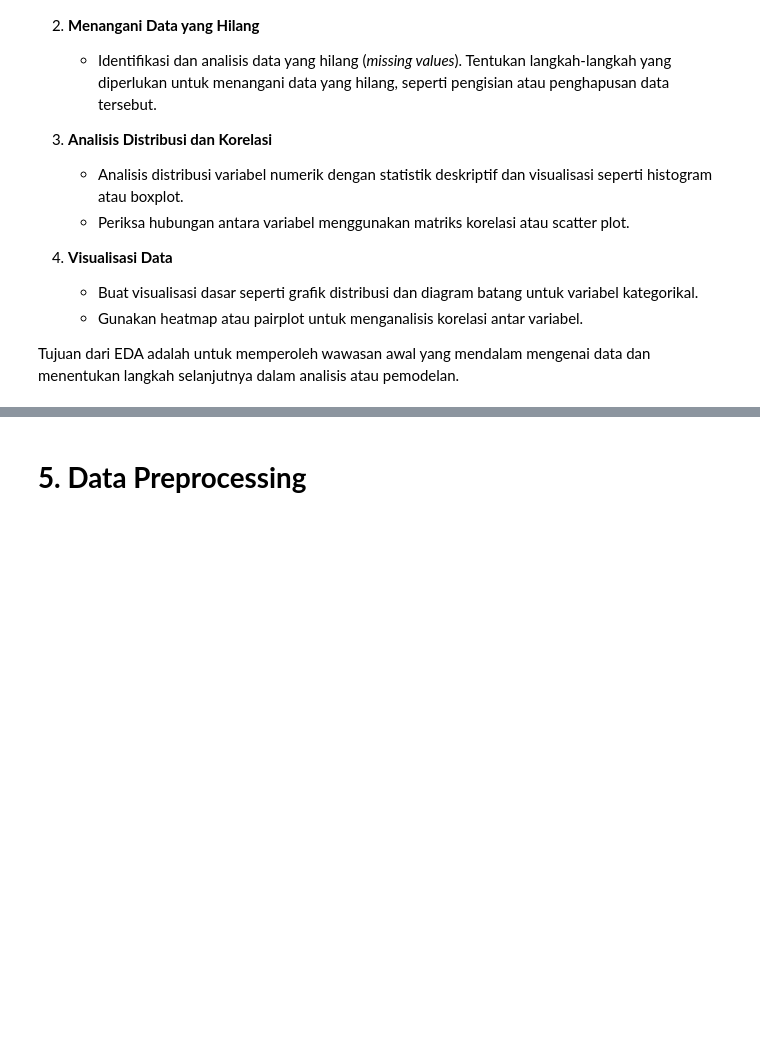
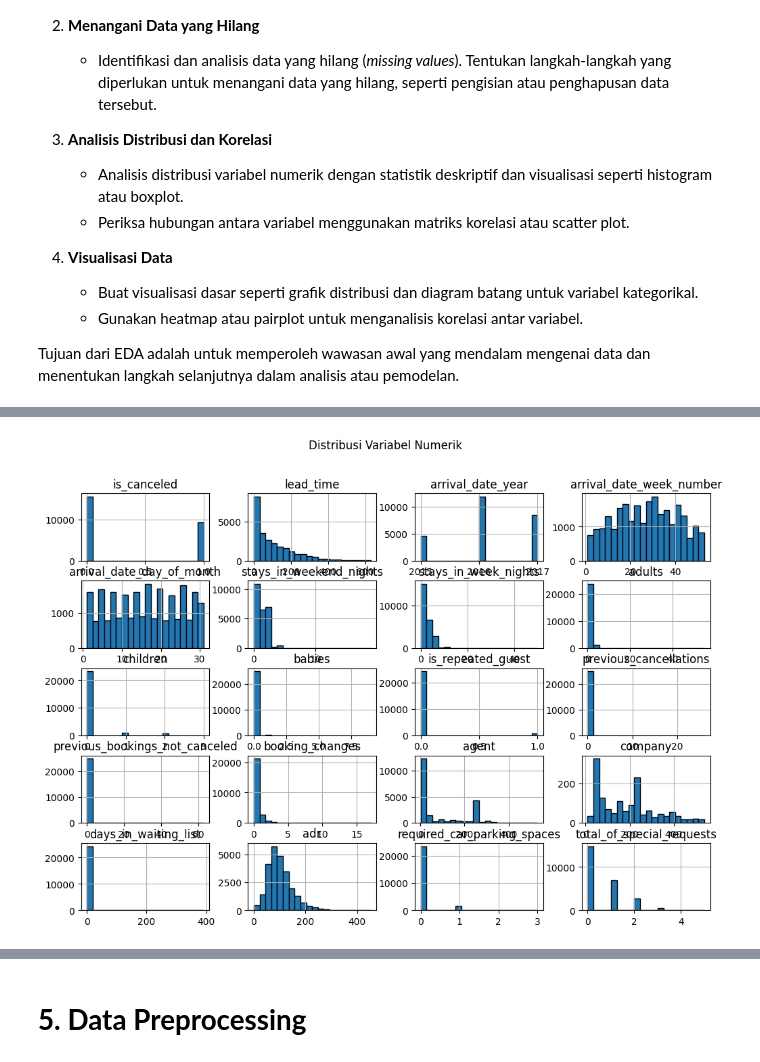
Before and after one commit to ftthalmhdi/hotel-booking, a Jupyter notebook: [Clustering]_Submission_Akhir_BMLP_Fattah_Al_Mahdi.ipynb, the cells around one changed output, grey strips where cells are left out. Cells and saved outputs as stored; diff of their text form; code cells hidden in the pictures; blank space fills up the shorter version.

```diff
--- a/[Clustering]_Submission_Akhir_BMLP_Fattah_Al_Mahdi.ipynb
+++ b/[Clustering]_Submission_Akhir_BMLP_Fattah_Al_Mahdi.ipynb
@@ -144,0 +139,6 @@ valence                  -0.324312  0.078273  1.000000
+# %%
+df.hist(figsize=(12, 8), bins=20, edgecolor='black')
+plt.suptitle("Distribusi Variabel Numerik")
+plt.show()
+# %% [output]
+[figure, added]
```
Also changed, not shown: parts of 28 cells of this notebook.
